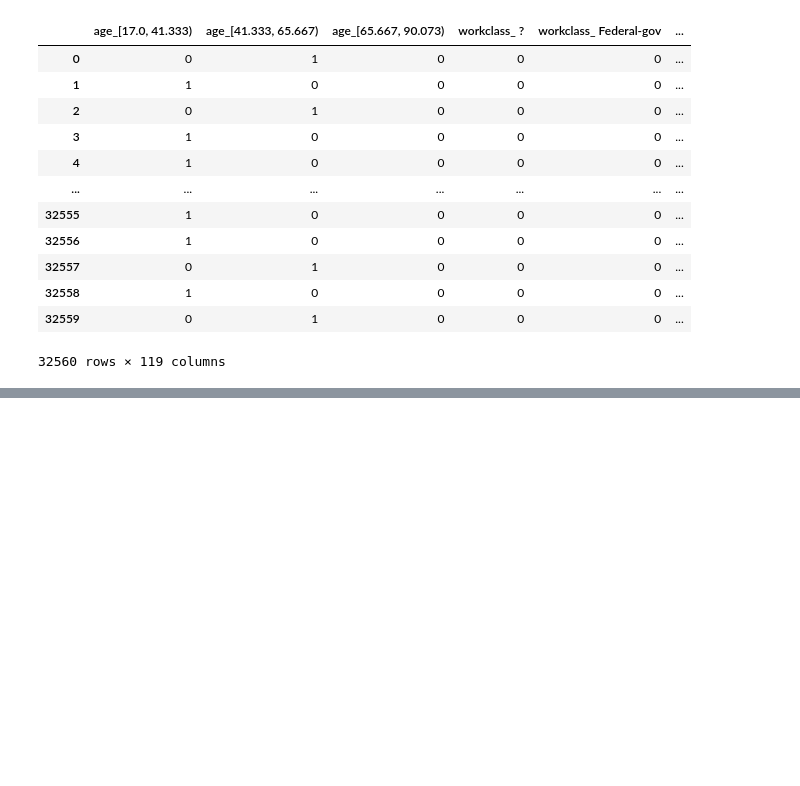
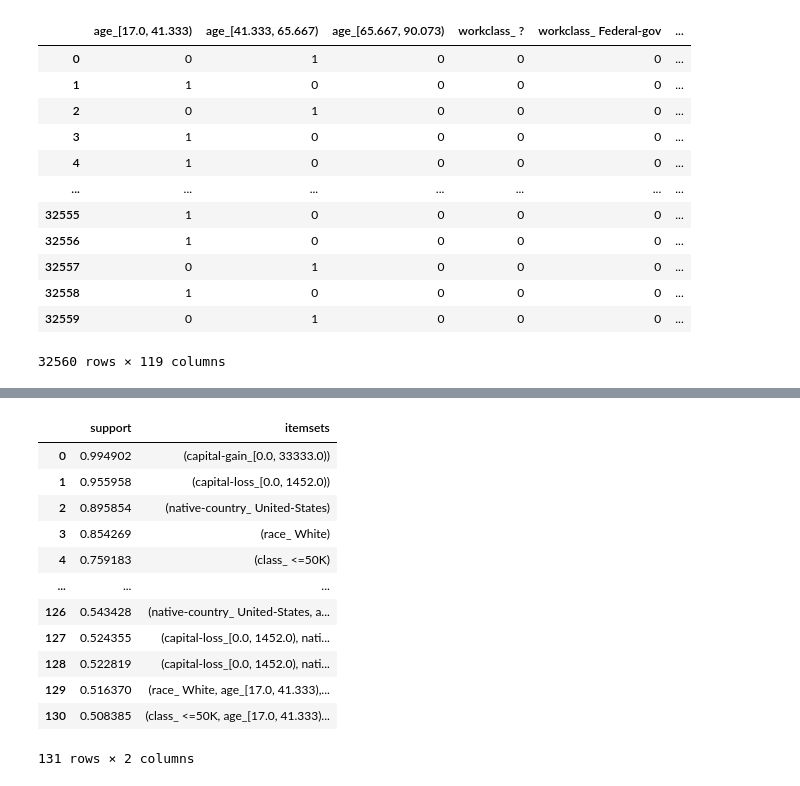
Before and after one commit to golly10/Metodos-descriptivos, a Jupyter notebook: Tema 2/Actividad1/MendezTorrero_JuanJose_Tema2_Actividad1.ipynb, the cells around one changed output, grey strips where cells are left out. Saved outputs shown, nothing was run; the diff lists cells and outputs as text; code cells hidden in the pictures; blank space fills up the shorter version.

```diff
--- a/Tema 2/Actividad1/MendezTorrero_JuanJose_Tema2_Actividad1.ipynb
+++ b/Tema 2/Actividad1/MendezTorrero_JuanJose_Tema2_Actividad1.ipynb
@@ -74,0 +89,16 @@ Habría que contar con las reglas que contengan la columna class_<=50K o class_>
+# %%
+fpgrowth(data_encoded, min_support=0.5, use_colnames=True)
+# %% [output]
+|  | support | itemsets |
+| 0 | 0.994902 | (capital-gain_[0.0, 33333.0)) |
+| 1 | 0.955958 | (capital-loss_[0.0, 1452.0)) |
+| 2 | 0.895854 | (native-country_ United-States) |
+| 3 | 0.854269 | (race_ White) |
+| 4 | 0.759183 | (class_ <=50K) |
+| ... | ... | ... |
+| 126 | 0.543428 | (native-country_ United-States, a... |
+| 127 | 0.524355 | (capital-loss_[0.0, 1452.0), nati... |
+| 128 | 0.522819 | (capital-loss_[0.0, 1452.0), nati... |
+| 129 | 0.516370 | (race_ White, age_[17.0, 41.333),... |
+| 130 | 0.508385 | (class_ <=50K, age_[17.0, 41.333)... |
+131 rows × 2 columns
```
Also changed, not shown: parts of 4 cells of this notebook, 8 other files.
